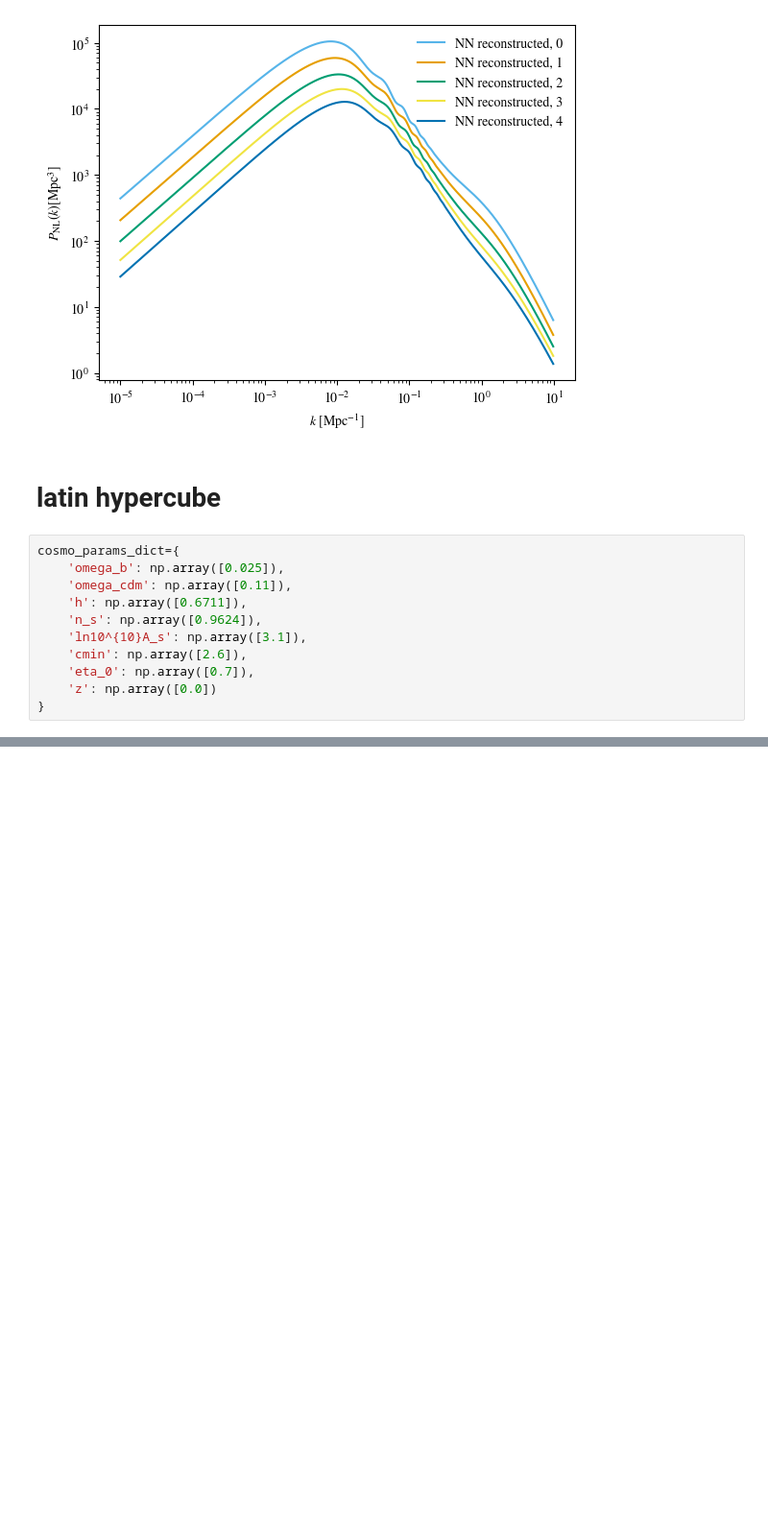
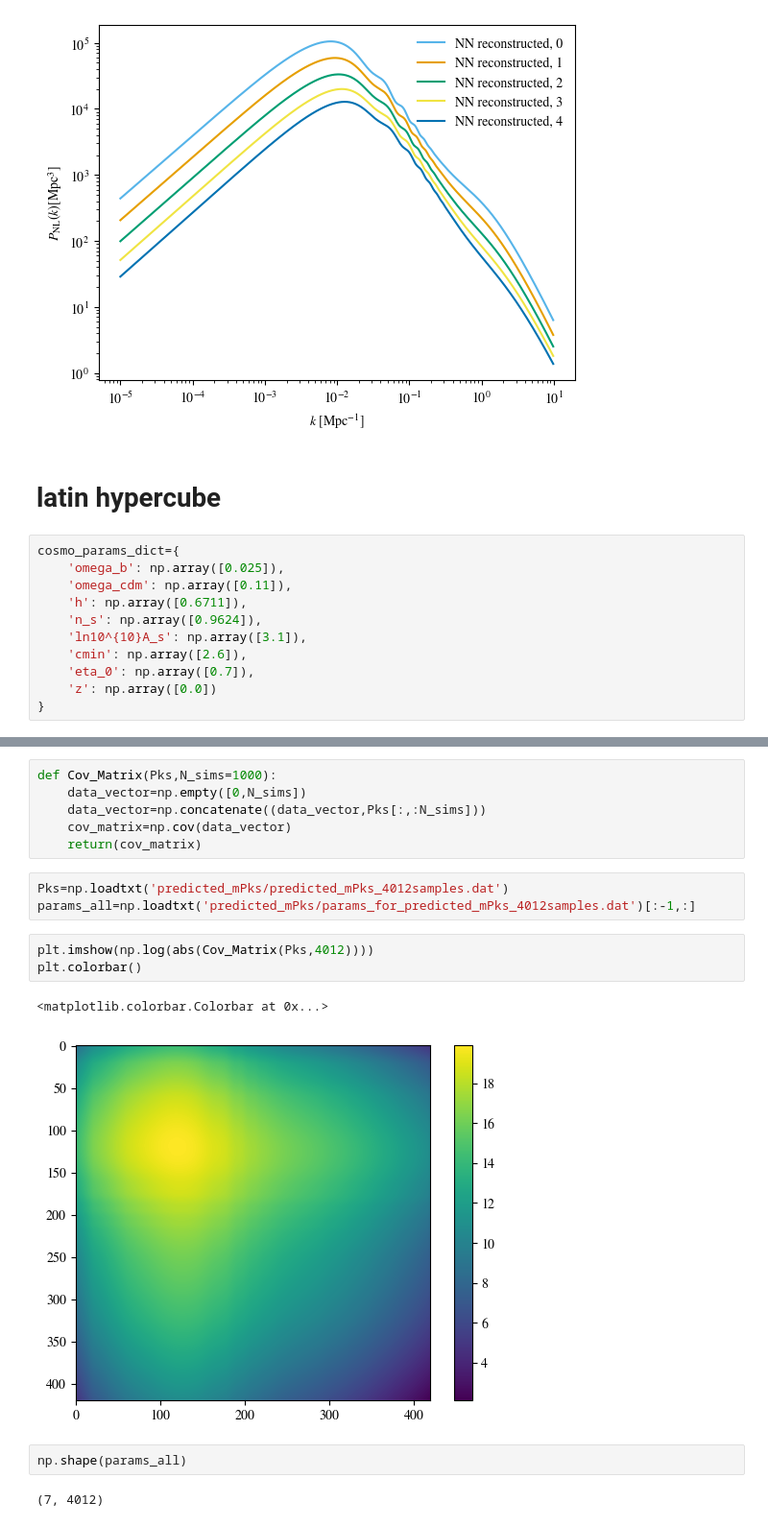
Before and after one commit to davidesciotti/AstroDat, a Jupyter notebook: power_spectrum_beth.ipynb, the cells around one changed output, grey strips where cells are left out. Shown at 96% size. Drawn from its saved outputs; the diff is of its cells as text; blank space fills up the shorter version.

```diff
--- a/power_spectrum_beth.ipynb
+++ b/power_spectrum_beth.ipynb
@@ -136,0 +130,19 @@ emulator_predictions = emulator.predict(cosmo_params_dict)
+# %%
+def Cov_Matrix(Pks,N_sims=1000):
+	data_vector=np.empty([0,N_sims])
+	data_vector=np.concatenate((data_vector,Pks[:,:N_sims]))
+	cov_matrix=np.cov(data_vector)
+	return(cov_matrix)
+# %%
+Pks=np.loadtxt('predicted_mPks/predicted_mPks_4012samples.dat')
+params_all=np.loadtxt('predicted_mPks/params_for_predicted_mPks_4012samples.dat')[:-1,:]
+# %%
+plt.imshow(np.log(abs(Cov_Matrix(Pks,4012))))
+plt.colorbar()
+# %% [output]
+<matplotlib.colorbar.Colorbar at 0x...>
+[figure, added]
+# %%
+np.shape(params_all)
+# %% [output]
+(7, 4012)
```
Also changed, not shown: parts of 7 cells of this notebook.
